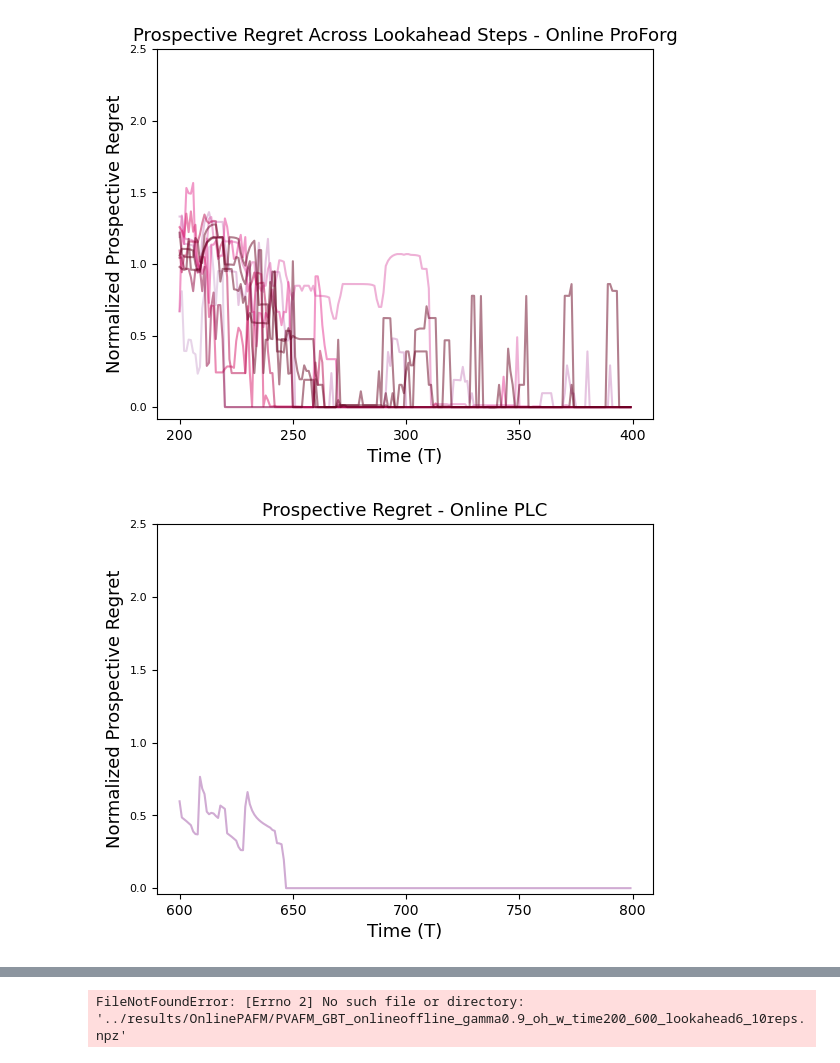
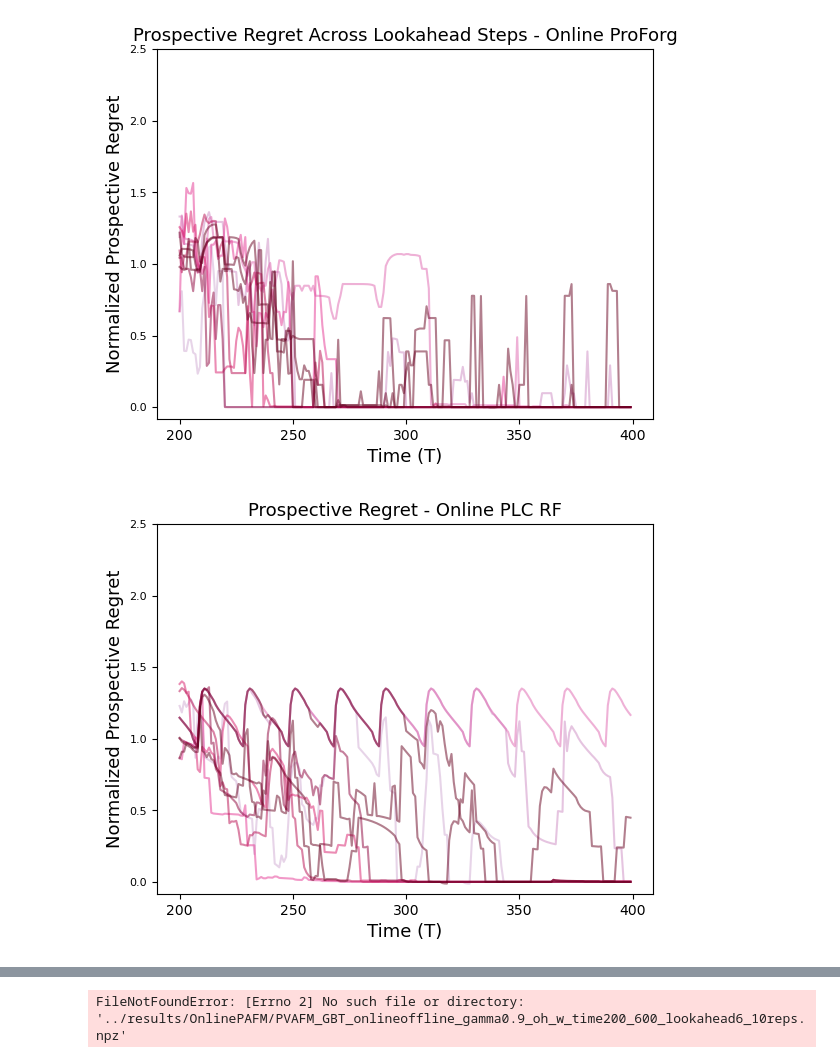
Before and after one commit to neurodata/ProspectiveForaging, a Jupyter notebook: notebooks/online_RF_PAVFM.ipynb, the cells around one changed output, grey strips where cells are left out. Saved outputs shown, nothing was run; the diff lists cells and outputs as text; code cells hidden in the pictures.

Commit message:
Add online RF in figures

```diff
--- a/notebooks/online_RF_PAVFM.ipynb
+++ b/notebooks/online_RF_PAVFM.ipynb
@@ -154,7 +154,7 @@ def run_inference(rf_action, rf_value, start_state, T_p, t_prime_action, t_prime
 
     return pregret,preds
 # %%
-T = 600
+T = 200
 gamma = 0.9
 t_prime_action = 6
 t_prime_value = 0
@@ -162,7 +162,7 @@ threshold = 1e-4
 DELTA_T = 200
 PREGRETS = []
 
-for rep in range(2,3):
+for rep in range(10):
     # one simulation per rep
     actions, states, irewards, times = simulate_data_raw(
         rewards_in_period=rewards_in_period,
@@ -375,19 +375,19 @@ plt.show()
 # %%
 PREGRETS_arr = np.vstack(PREGRETS)
 cmap = cm.get_cmap('PuRd')
 fontsize = 13
 cmap_color = [cmap(0.3 + i*0.1) for i in range(10)]
-for i in range(1):
-    plt.plot(np.arange(600,800),PREGRETS_arr[i],alpha = 1,color = cmap_color[i])
-plt.xticks([600,650,700,750,800])
+for i in range(10):
+    plt.plot(np.arange(200,400),PREGRETS_arr[i],alpha = 0.5,color = cmap_color[i])
+plt.xticks([200,250,300,350,400])
 plt.yticks([0,0.5,1,1.5,2,2.5],fontsize = fontsize-5)
 plt.xlabel("Time (T)",fontsize = fontsize)
 plt.ylabel("Normalized Prospective Regret", fontsize = fontsize)
 # plt.xscale('log')
-plt.title('Prospective Regret - Online PLC',fontsize = fontsize)
+plt.title('Prospective Regret - Online PLC RF',fontsize = fontsize)
 plt.show()
 # %% [output]
-[figure, old version]
+[figure, new version]
 # %%
 PREGRETS_arr
 # %% [output]
```
Also changed, not shown: parts of 6 cells of this notebook, 6 other files.
